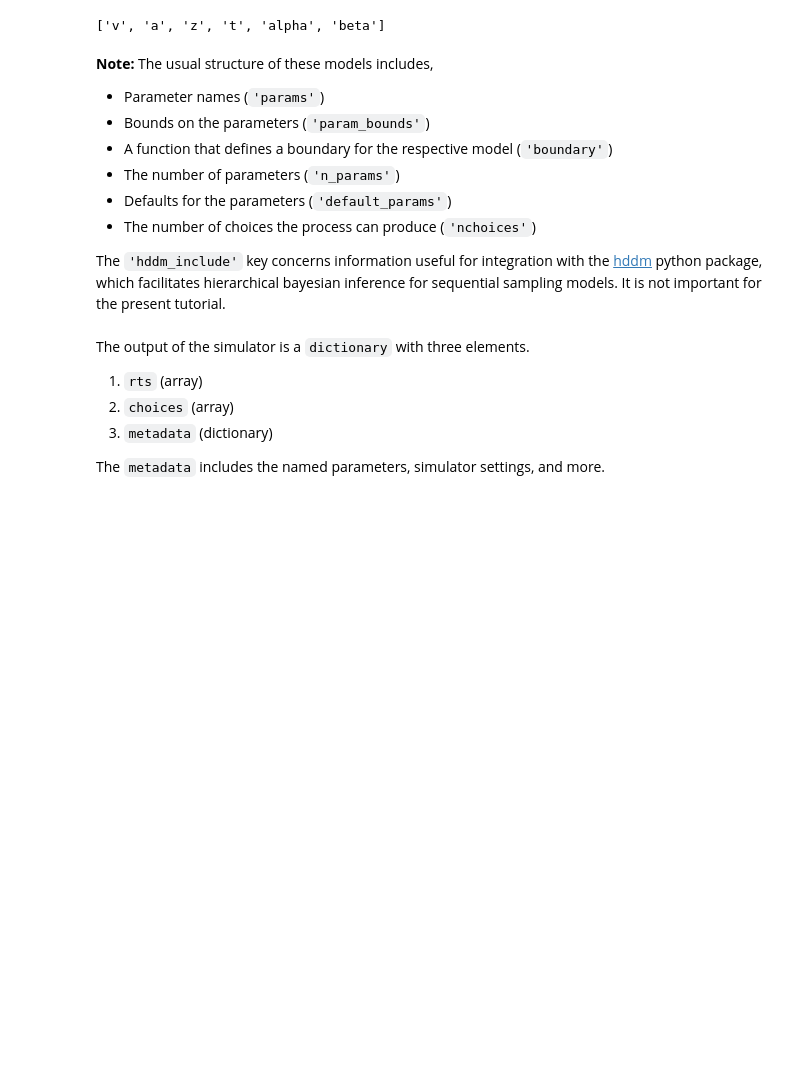
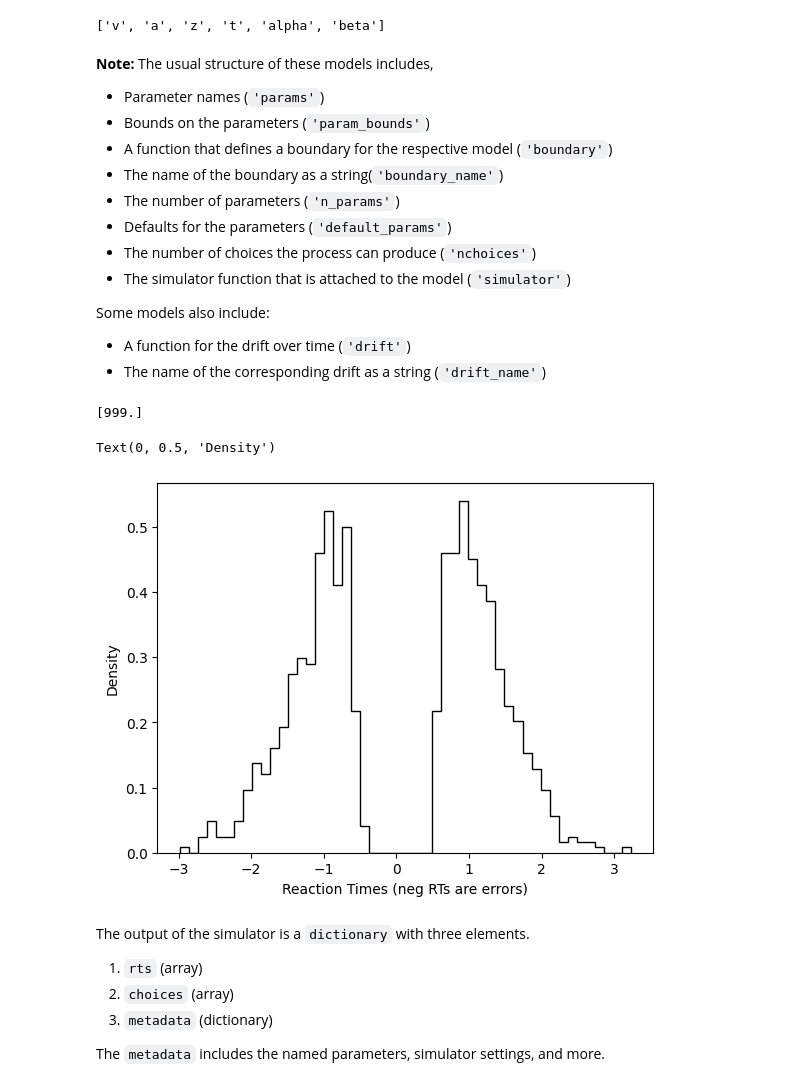
Before and after one commit to AlexanderFengler/ssm-simulators, a Jupyter notebook: notebooks/basic_tutorial.ipynb, the cells around one changed output. Cells and saved outputs as stored; diff of their text form; code cells hidden in the pictures; blank space fills up the shorter version.

```diff
--- a/notebooks/basic_tutorial.ipynb
+++ b/notebooks/basic_tutorial.ipynb
@@ -74,20 +74,41 @@ The usual structure of these models includes,
 - Parameter names (`'params'`)
 - Bounds on the parameters (`'param_bounds'`)
 - A function that defines a boundary for the respective model (`'boundary'`)
+- The name of the boundary as a string(`'boundary_name'`)
 - The number of parameters (`'n_params'`)
 - Defaults for the parameters (`'default_params'`)
 - The number of choices the process can produce (`'nchoices'`)
+- The simulator function that is attached to the model (`'simulator'`)
 
-The `'hddm_include'` key concerns information useful for integration with the [hddm](https://github.com/hddm-devs/hddm) python package, which facilitates hierarchical bayesian inference for sequential sampling models. It is not important for the present tutorial.
+Some models also include:
+- A function for the drift over time (`'drift'`)
+- The name of the corresponding drift as a string (`'drift_name'`)
 # %%
 from ssms.basic_simulators.simulator import simulator
+from matplotlib import pyplot as plt
 
 sim_out = simulator(
     model="weibull",
-    theta={"v": 0.0, "a": 1.65, "z": 0.5, "t": 1.0005, "alpha": 0.6, "beta": 2.0},
-    n_samples=1000,
+    theta={"v": 0.0, "a": 1.65, "z": 0.5, "t": 0.3, "alpha": 0.6, "beta": 2.0},
+    n_samples=10000,
     smooth_unif=False,
 )
+# %% [output]
+[999.]
+# %%
+plt.hist(
+    sim_out["rts"][sim_out["rts"] != -999] * sim_out["choices"][sim_out["rts"] != -999],
+    bins=50,
+    histtype="step",
+    color="black",
+    label="Weibull Deadline",
+    density=True,
+)
+plt.xlabel("Reaction Times (neg RTs are errors)")
+plt.ylabel("Density")
+# %% [output]
+Text(0, 0.5, 'Density')
+[figure, added]
 # %% [markdown]
 The output of the simulator is a `dictionary` with three elements.
 
```
Also changed, not shown: parts of 12 cells of this notebook, 10 other files.
